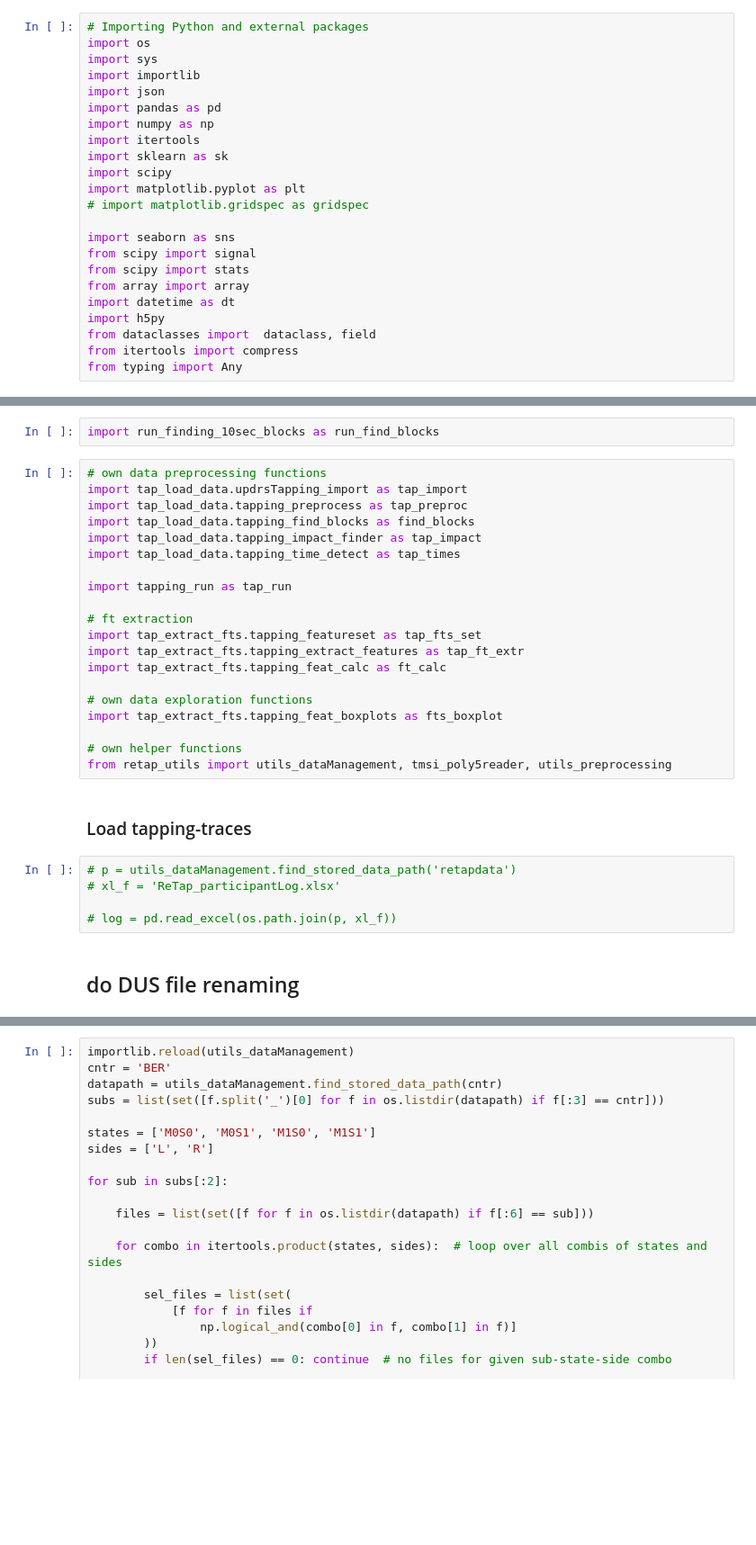
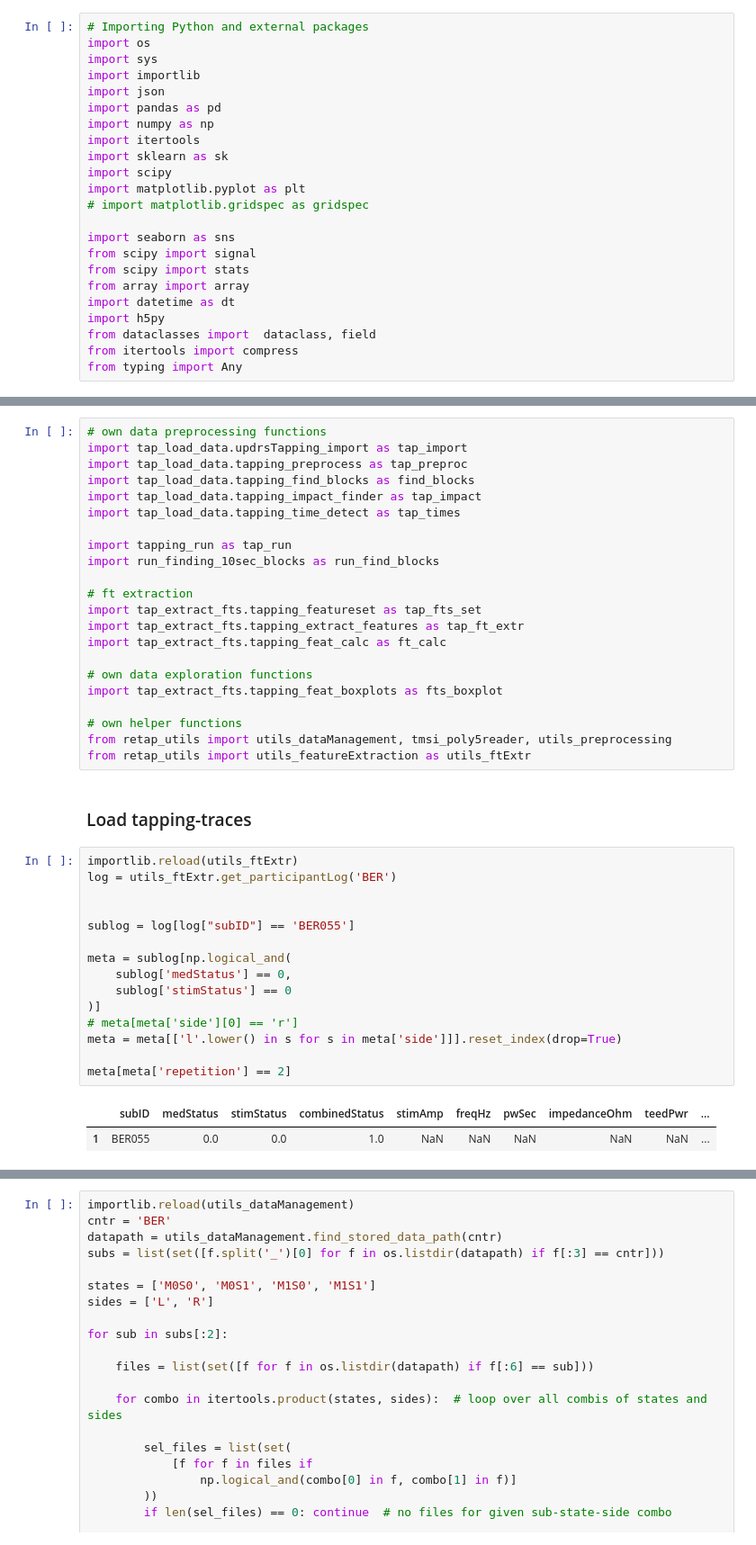
Before and after one commit to jgvhabets/updrsTapping, a Jupyter notebook: updrsTapping_exploring_features.ipynb, the cells around one changed output, grey strips where cells are left out. Shown at 90% size. Cells and saved outputs as stored; diff of their text form; blank space fills up the shorter version.

```diff
--- a/updrsTapping_exploring_features.ipynb
+++ b/updrsTapping_exploring_features.ipynb
@@ -65,5 +64,3 @@ sci-kit learn 1.1.1
-# %%
-import run_finding_10sec_blocks as run_find_blocks
 # %%
 # own data preprocessing functions
 import tap_load_data.updrsTapping_import as tap_import
@@ -73,6 +70,7 @@ import tap_load_data.tapping_impact_finder as tap_impact
 import tap_load_data.tapping_time_detect as tap_times
 
 import tapping_run as tap_run
+import run_finding_10sec_blocks as run_find_blocks
 
 # ft extraction
 import tap_extract_fts.tapping_featureset as tap_fts_set
@@ -84,13 +82,25 @@ import tap_extract_fts.tapping_feat_boxplots as fts_boxplot
 
 # own helper functions
 from retap_utils import utils_dataManagement, tmsi_poly5reader, utils_preprocessing
+from retap_utils import utils_featureExtraction as utils_ftExtr
 # %% [markdown]
 ### Load tapping-traces
-# %%
-# p = utils_dataManagement.find_stored_data_path('retapdata')
-# xl_f = 'ReTap_participantLog.xlsx'
-
-# log = pd.read_excel(os.path.join(p, xl_f))
-# %% [markdown]
-## do DUS file renaming
+# %%
+importlib.reload(utils_ftExtr)
+log = utils_ftExtr.get_participantLog('BER')
+
+
+sublog = log[log["subID"] == 'BER055']
+
+meta = sublog[np.logical_and(
+    sublog['medStatus'] == 0,
+    sublog['stimStatus'] == 0
+)]
+# meta[meta['side'][0] == 'r']
+meta = meta[['l'.lower() in s for s in meta['side']]].reset_index(drop=True)
+
+meta[meta['repetition'] == 2]
+# %% [output]
+|  | subID | medStatus | stimStatus | combinedStatus | stimAmp | freqHz | pwSec | impedanceOhm | teedPwr | ... |
+| 1 | BER055 | 0.0 | 0.0 | 1.0 | NaN | NaN | NaN | NaN | NaN | ... |
 # %%
```
Also changed, not shown: parts of 4 cells of this notebook, 1 other file.
